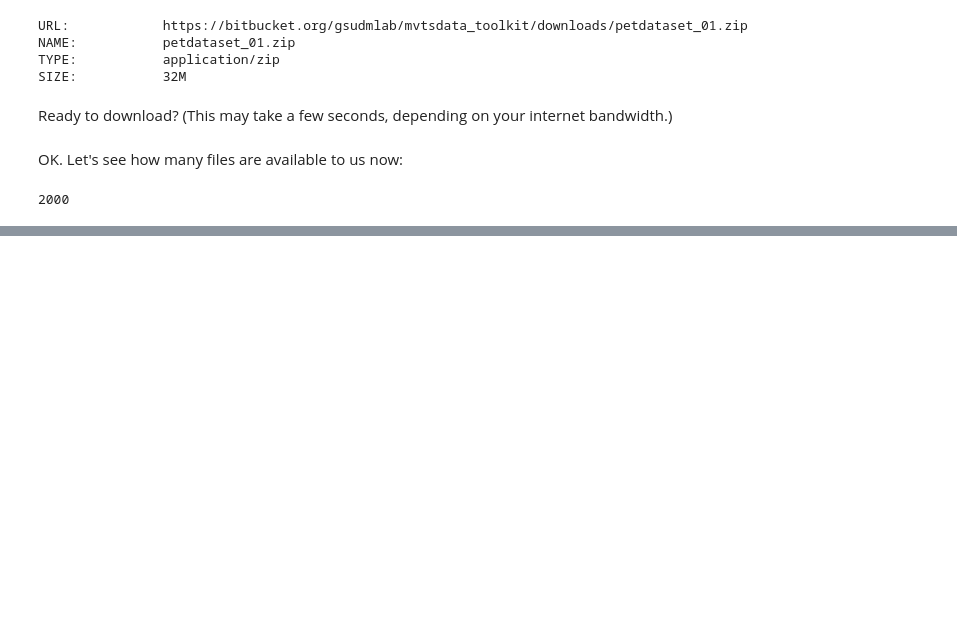
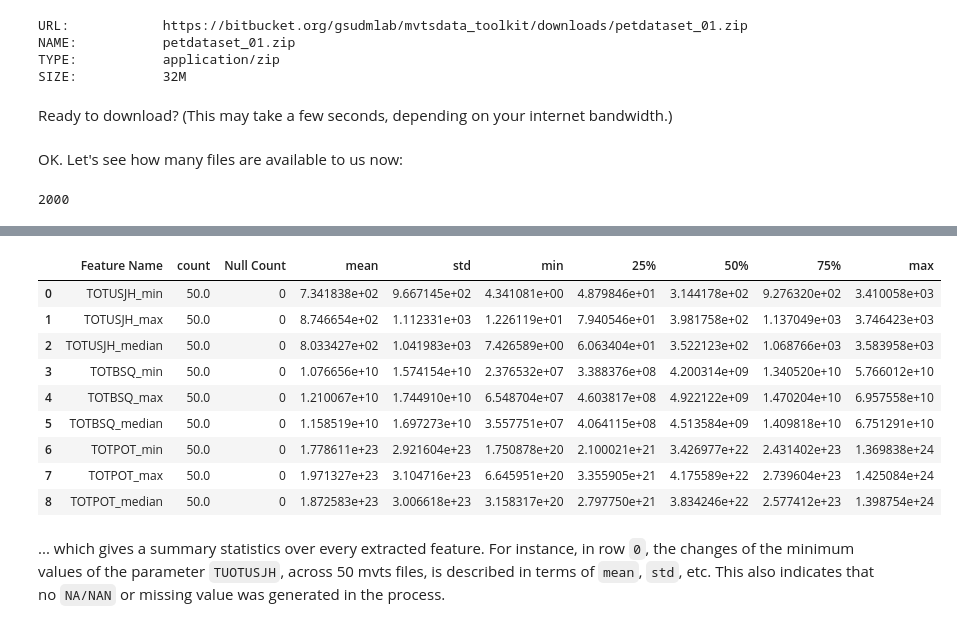
Before and after one commit to AzimAhmadzadeh/mvtsdata_toolkit, a Jupyter notebook: demo.ipynb, the cells around one changed output, grey strips where cells are left out. Saved outputs shown, nothing was run; the diff lists cells and outputs as text; code cells hidden in the pictures; blank space fills up the shorter version.

```diff
--- a/demo.ipynb
+++ b/demo.ipynb
@@ -122,0 +160,19 @@ fe.df_all_features.shape
+# %%
+from data_analysis.extracted_features_analysis import ExtractedFeaturesAnalysis
+
+efa = ExtractedFeaturesAnalysis(extracted_features, exclude=['id'])
+efa.compute_summary()
+efa.summary
+# %% [output]
+|  | Feature Name | count | Null Count | mean | std | min | 25% | 50% | 75% | max |
+| 0 | TOTUSJH_min | 50.0 | 0 | 7.341838e+02 | 9.667145e+02 | 4.341081e+00 | 4.879846e+01 | 3.144178e+02 | 9.276320e+02 | 3.410058e+03 |
+| 1 | TOTUSJH_max | 50.0 | 0 | 8.746654e+02 | 1.112331e+03 | 1.226119e+01 | 7.940546e+01 | 3.981758e+02 | 1.137049e+03 | 3.746423e+03 |
+| 2 | TOTUSJH_median | 50.0 | 0 | 8.033427e+02 | 1.041983e+03 | 7.426589e+00 | 6.063404e+01 | 3.522123e+02 | 1.068766e+03 | 3.583958e+03 |
+| 3 | TOTBSQ_min | 50.0 | 0 | 1.076656e+10 | 1.574154e+10 | 2.376532e+07 | 3.388376e+08 | 4.200314e+09 | 1.340520e+10 | 5.766012e+10 |
+| 4 | TOTBSQ_max | 50.0 | 0 | 1.210067e+10 | 1.744910e+10 | 6.548704e+07 | 4.603817e+08 | 4.922122e+09 | 1.470204e+10 | 6.957558e+10 |
+| 5 | TOTBSQ_median | 50.0 | 0 | 1.158519e+10 | 1.697273e+10 | 3.557751e+07 | 4.064115e+08 | 4.513584e+09 | 1.409818e+10 | 6.751291e+10 |
+| 6 | TOTPOT_min | 50.0 | 0 | 1.778611e+23 | 2.921604e+23 | 1.750878e+20 | 2.100021e+21 | 3.426977e+22 | 2.431402e+23 | 1.369838e+24 |
+| 7 | TOTPOT_max | 50.0 | 0 | 1.971327e+23 | 3.104716e+23 | 6.645951e+20 | 3.355905e+21 | 4.175589e+22 | 2.739604e+23 | 1.425084e+24 |
+| 8 | TOTPOT_median | 50.0 | 0 | 1.872583e+23 | 3.006618e+23 | 3.158317e+20 | 2.797750e+21 | 3.834246e+22 | 2.577412e+23 | 1.398754e+24 |
+# %% [markdown]
+... which gives a summary statistics over every extracted feature. For instance, in row `0`, the changes of the minimum values of the parameter `TUOTUSJH`, across 50 mvts files, is described in terms of `mean`, `std`, etc. This also indicates that no `NA/NAN` or missing value was generated in the process.
```
Also changed, not shown: parts of 17 cells of this notebook, 4 other files.
